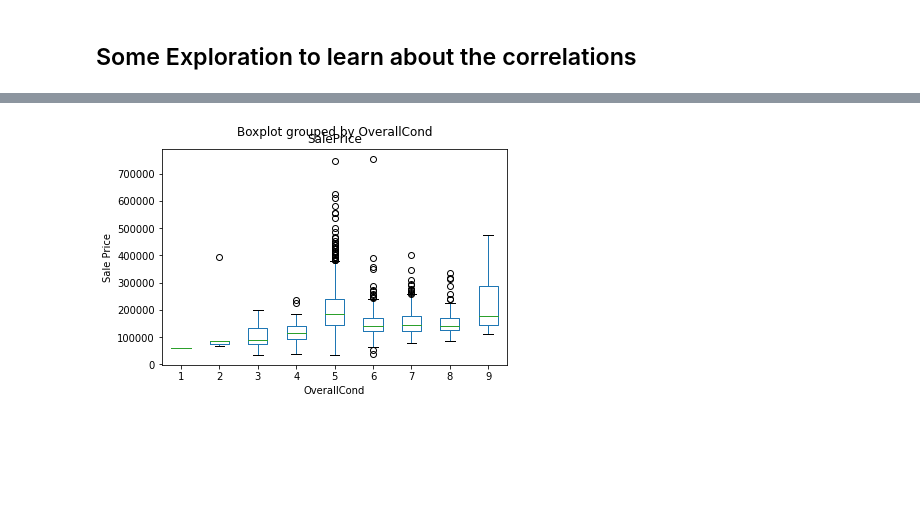
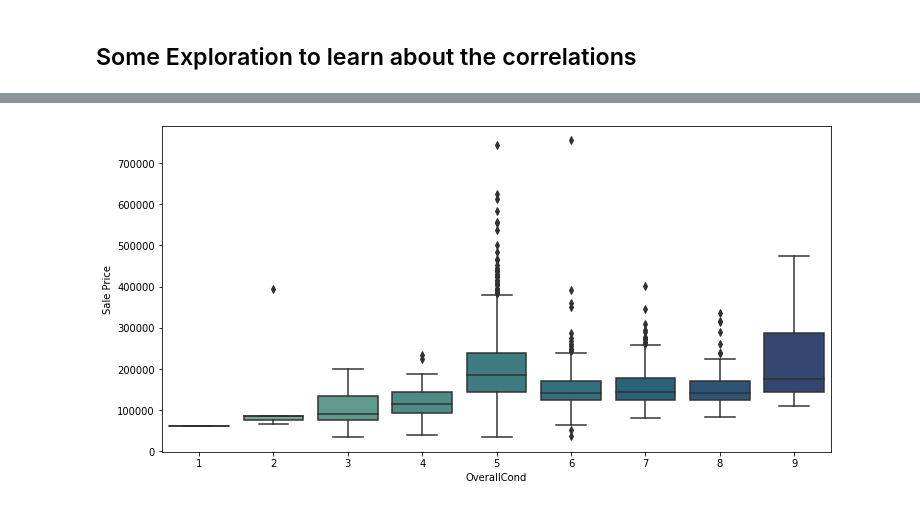
Before and after one commit to galib96/housing-price-prediction-regression, a Jupyter notebook: Housing Price Prediction Kaggle data set.ipynb, the cells around one changed output, grey strips where cells are left out. Cells and saved outputs as stored; diff of their text form; code cells hidden in the pictures; blank space fills up the shorter version.

```diff
--- a/Housing Price Prediction Kaggle data set.ipynb
+++ b/Housing Price Prediction Kaggle data set.ipynb
@@ -86,2 +92,7 @@ memory usage: 924.0+ KB
+# %%
+# fill na values of LotFrontage column with mean value
+
+df_train['LotFrontage'] = df_train['LotFrontage'].fillna(df_train['LotFrontage'].mean())
+df_test['LotFrontage'] = df_test['LotFrontage'].fillna(df_test['LotFrontage'].mean())
 # %% [markdown]
 ## Some Exploration to learn about the correlations
@@ -129,7 +154,10 @@ plt.show()
 # %%
-df_train.boxplot(by ='OverallCond', column =['SalePrice'], grid = False)
+# Box plot OverallCond vs SalePrice
+
+plt.figure(figsize=(12,6))
+sns.boxplot(x="OverallCond", y="SalePrice",data=df_train,palette="crest")
 plt.ylabel("Sale Price")
 plt.xlabel("OverallCond")
 plt.show()
 # %% [output]
-[figure, old version]
+[figure, new version]
```
Also changed, not shown: parts of 10 cells of this notebook.
